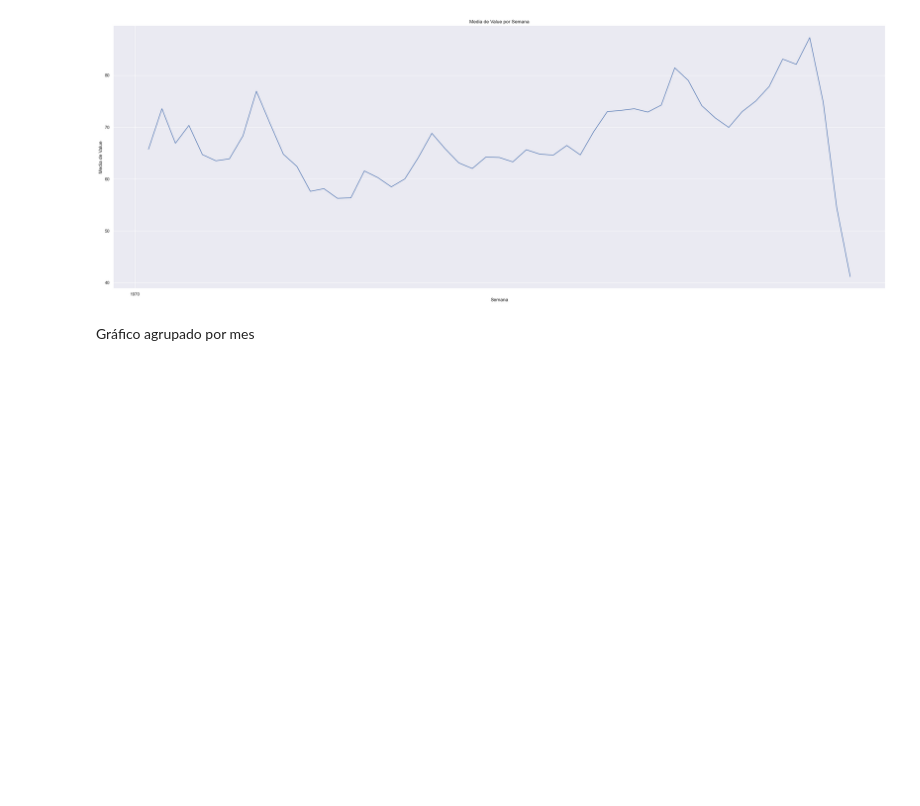
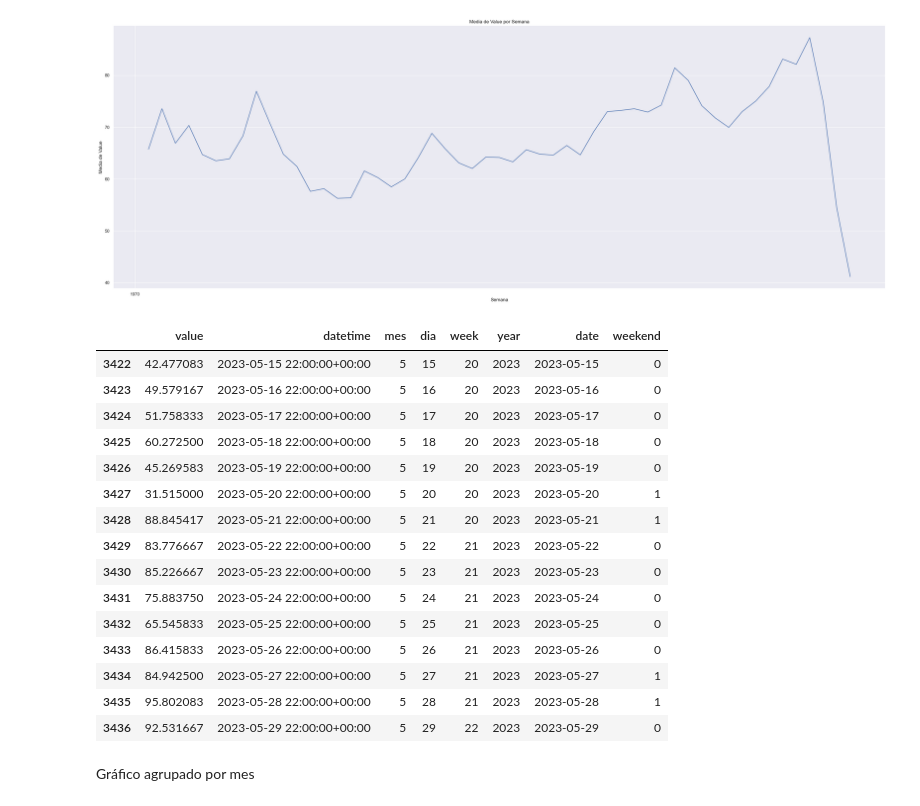
Before and after one commit to carolinariveraa/proyecto_final, a Jupyter notebook: days_2014-2023.ipynb, the cells around one changed output. Cells and saved outputs as stored; diff of their text form; code cells hidden in the pictures; blank space fills up the shorter version.

```diff
--- a/days_2014-2023.ipynb
+++ b/days_2014-2023.ipynb
@@ -178,6 +174,25 @@ plt.ylabel('Media de Value')
 plt.show()
 # %% [output]
 [figure]
+# %%
+df.tail(15)
+# %% [output]
+|  | value | datetime | mes | dia | week | year | date | weekend |
+| 3422 | 42.477083 | 2023-05-15 22:00:00+00:00 | 5 | 15 | 20 | 2023 | 2023-05-15 | 0 |
+| 3423 | 49.579167 | 2023-05-16 22:00:00+00:00 | 5 | 16 | 20 | 2023 | 2023-05-16 | 0 |
+| 3424 | 51.758333 | 2023-05-17 22:00:00+00:00 | 5 | 17 | 20 | 2023 | 2023-05-17 | 0 |
+| 3425 | 60.272500 | 2023-05-18 22:00:00+00:00 | 5 | 18 | 20 | 2023 | 2023-05-18 | 0 |
+| 3426 | 45.269583 | 2023-05-19 22:00:00+00:00 | 5 | 19 | 20 | 2023 | 2023-05-19 | 0 |
+| 3427 | 31.515000 | 2023-05-20 22:00:00+00:00 | 5 | 20 | 20 | 2023 | 2023-05-20 | 1 |
+| 3428 | 88.845417 | 2023-05-21 22:00:00+00:00 | 5 | 21 | 20 | 2023 | 2023-05-21 | 1 |
+| 3429 | 83.776667 | 2023-05-22 22:00:00+00:00 | 5 | 22 | 21 | 2023 | 2023-05-22 | 0 |
+| 3430 | 85.226667 | 2023-05-23 22:00:00+00:00 | 5 | 23 | 21 | 2023 | 2023-05-23 | 0 |
+| 3431 | 75.883750 | 2023-05-24 22:00:00+00:00 | 5 | 24 | 21 | 2023 | 2023-05-24 | 0 |
+| 3432 | 65.545833 | 2023-05-25 22:00:00+00:00 | 5 | 25 | 21 | 2023 | 2023-05-25 | 0 |
+| 3433 | 86.415833 | 2023-05-26 22:00:00+00:00 | 5 | 26 | 21 | 2023 | 2023-05-26 | 0 |
+| 3434 | 84.942500 | 2023-05-27 22:00:00+00:00 | 5 | 27 | 21 | 2023 | 2023-05-27 | 1 |
+| 3435 | 95.802083 | 2023-05-28 22:00:00+00:00 | 5 | 28 | 21 | 2023 | 2023-05-28 | 1 |
+| 3436 | 92.531667 | 2023-05-29 22:00:00+00:00 | 5 | 29 | 22 | 2023 | 2023-05-29 | 0 |
 # %% [markdown]
 Gráfico agrupado por mes
 # %% [markdown]
```
Also changed, not shown: parts of 10 cells of this notebook, 7 other files.
